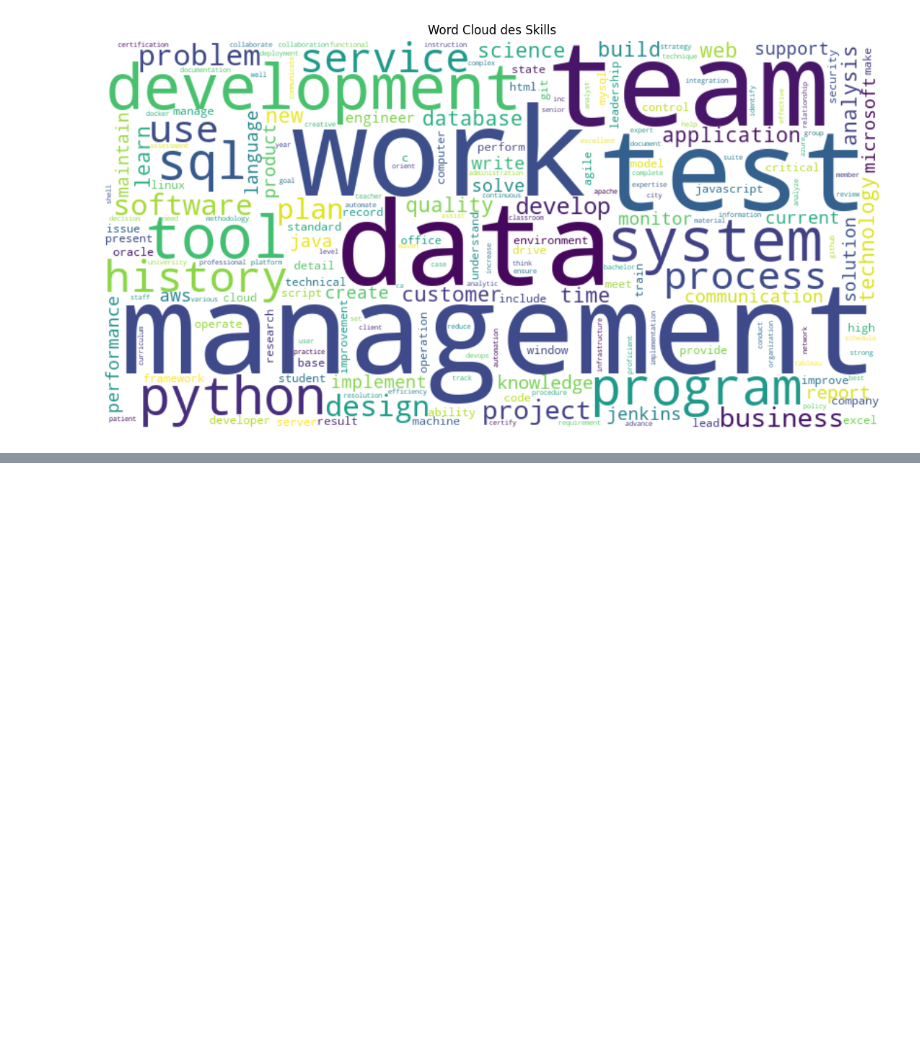
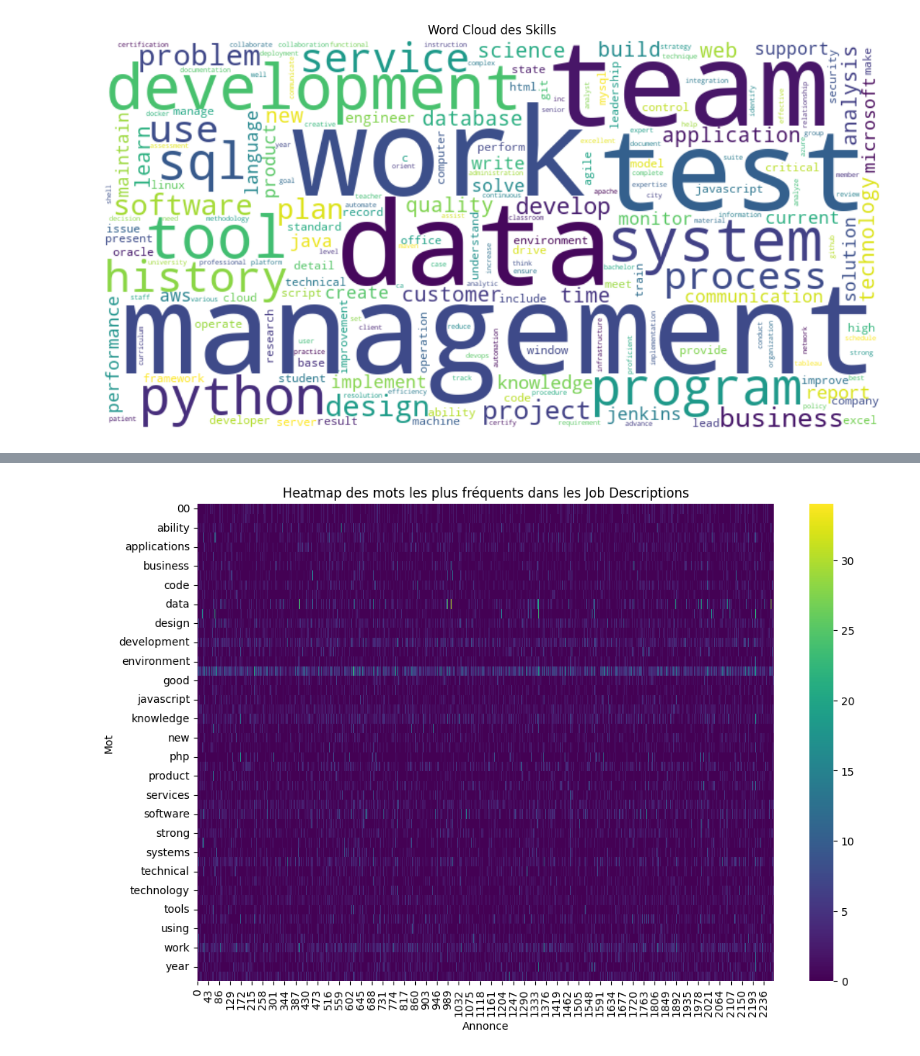
Before and after one commit to ChaimaTlili24/Match_CV_With_JobDescription, a Jupyter notebook: Untitled-2.ipynb, the cells around one changed output, grey strips where cells are left out. Drawn from its saved outputs; the diff is of its cells as text; code cells hidden in the pictures; blank space fills up the shorter version.

Commit message:
Preprocessing Data Job

```diff
--- a/Untitled-2.ipynb
+++ b/Untitled-2.ipynb
@@ -674,0 +768,15 @@ plt.show()
+# %%
+from sklearn.feature_extraction.text import CountVectorizer
+
+vectorizer = CountVectorizer(stop_words='english', max_features=50)
+X = vectorizer.fit_transform(df_job['Job Description'])
+df_words = pd.DataFrame(X.toarray(), columns=vectorizer.get_feature_names_out())
+
+plt.figure(figsize=(12,8))
+sns.heatmap(df_words.T, cmap='viridis', cbar=True)
+plt.title("Heatmap des mots les plus fréquents dans les Job Descriptions")
+plt.xlabel("Annonce")
+plt.ylabel("Mot")
+plt.show()
+# %% [output]
+[figure, added]
```
Also changed, not shown: parts of 8 cells of this notebook, 1 other file.
